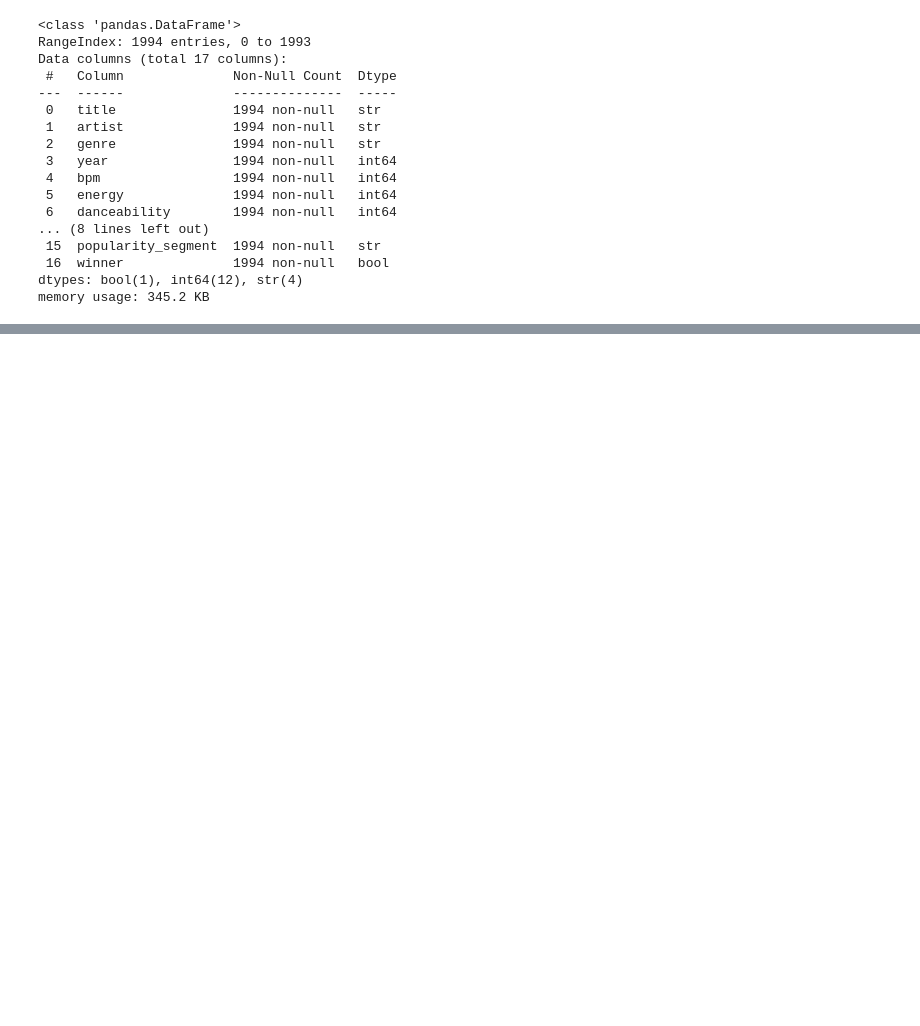
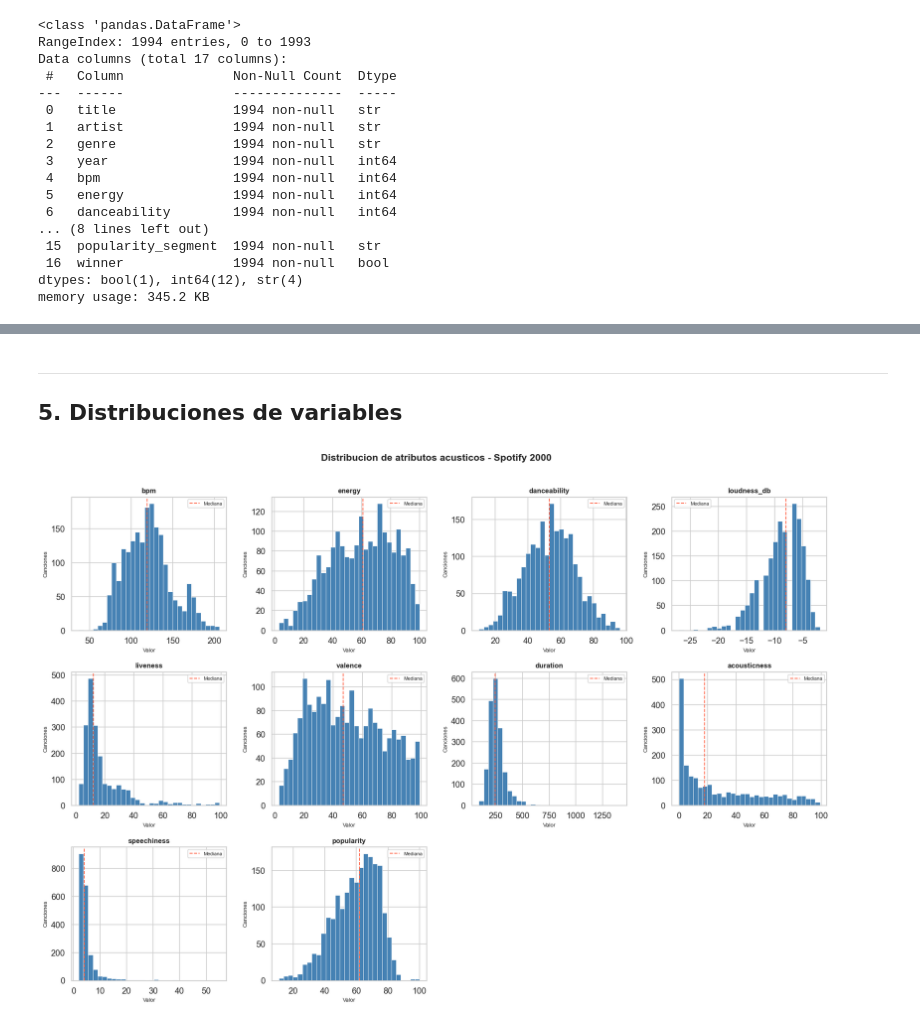
Before and after one commit to aldotoms/spotify-streaming-audit-tripleten-g3, a Jupyter notebook: notebooks/Hackathon_Data.ipynb, the cells around one changed output, grey strips where cells are left out. Cells and saved outputs as stored; diff of their text form; code cells hidden in the pictures; blank space fills up the shorter version.

```diff
--- a/notebooks/Hackathon_Data.ipynb
+++ b/notebooks/Hackathon_Data.ipynb
@@ -89,3 +93,0 @@ cols=[
-# %%
-for col in cols:
-    print(col, df[col].dtype)
@@ -534,0 +183,9 @@ for _, row in top6_pares.iterrows():
+# %%
+# 3.4 Variables auxiliares
+df['decade_label'] = df['decade'].astype(str) + 's'
+ORDEN_SEGMENTOS = ['baja', 'media-baja', 'media-alta', 'alta']
+
+print('Decadas:', sorted(df['decade_label'].unique()))
+print()
+print('Canciones por segmento:')
+print(df['popularity_segment'].value_counts().reindex(ORDEN_SEGMENTOS))
@@ -534,0 +221,9 @@ for _, row in top6_pares.iterrows():
+# %%
+ATRIBUTOS = [
+    'bpm', 'energy', 'danceability', 'loudness_db',
+    'liveness', 'valence', 'duration', 'acousticness',
+    'speechiness', 'popularity'
+]
+
+# count=no nulos | mean=promedio | std=dispersion | 25/50/75%=cuartiles
+df[ATRIBUTOS].describe().round(2)
@@ -534,0 +255,27 @@ for _, row in top6_pares.iterrows():
+# %% [markdown]
+---
+## 5. Distribuciones de variables
+# %%
+# 5.1 Histogramas de todos los atributos
+fig, axes = plt.subplots(3, 4, figsize=(16, 11))
+axes = axes.flatten()
+
+for i, col in enumerate(ATRIBUTOS):
+    axes[i].hist(df[col].dropna(), bins=30, color='steelblue',
+                 edgecolor='white', linewidth=0.5)
+    axes[i].set_title(col, fontsize=10, fontweight='bold')
+    axes[i].set_xlabel('Valor', fontsize=8)
+    axes[i].set_ylabel('Canciones', fontsize=8)
+    axes[i].axvline(df[col].median(), color='tomato',
+                    linestyle='--', linewidth=1.2, label='Mediana')
+    axes[i].legend(fontsize=7)
+
+for j in range(len(ATRIBUTOS), len(axes)):
+    axes[j].set_visible(False)
+
+plt.suptitle('Distribucion de atributos acusticos - Spotify 2000',
+             fontsize=14, fontweight='bold', y=1.01)
+plt.tight_layout()
+plt.show()
+# %% [output]
+[figure, added]
```
Also changed, not shown: parts of 70 cells of this notebook.
